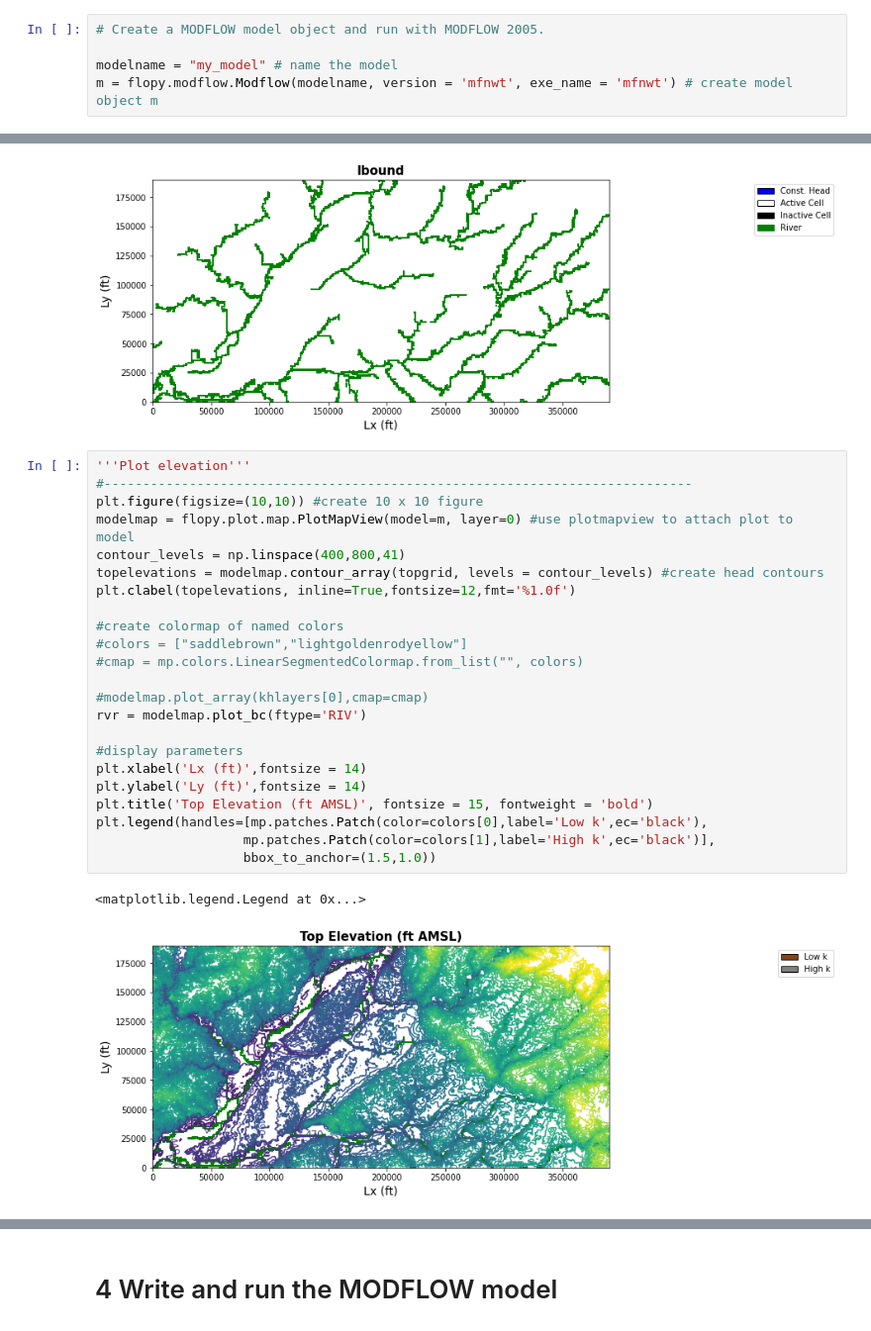
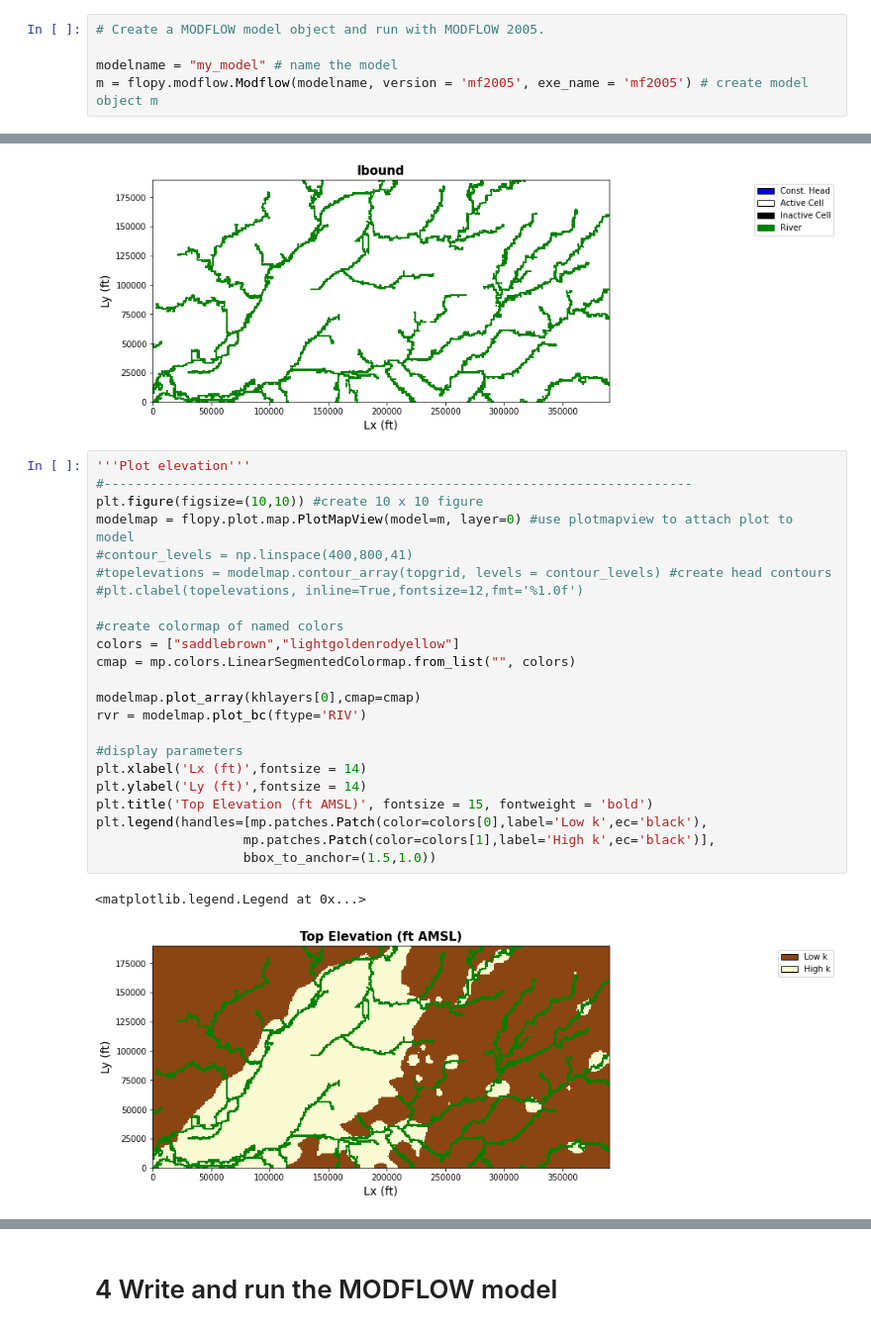
Before and after one commit to dbabrams/MasonCounty, a Jupyter notebook: MasonCountyFloPyModelApril10pcg.ipynb, the cells around one changed output, grey strips where cells are left out. Shown: that part at 99% size. Saved outputs shown, nothing was run; the diff lists cells and outputs as text.

```diff
--- a/MasonCountyFloPyModelApril10pcg.ipynb
+++ b/MasonCountyFloPyModelApril10pcg.ipynb
@@ -293,7 +300,7 @@ botgrids = [lay1bot,lay2bot,lay3bot,lay4bot,lay5bot,lay6bot,lay7bot,lay8bot,lay9
 # Create a MODFLOW model object and run with MODFLOW 2005.
 
 modelname = "my_model" # name the model
-m = flopy.modflow.Modflow(modelname, version = 'mfnwt', exe_name = 'mfnwt') # create model object m
+m = flopy.modflow.Modflow(modelname, version = 'mf2005', exe_name = 'mf2005') # create model object m
 # %% [markdown]
 ### 3C. Append the discretization package to the model object
 # %%
@@ -423,29 +423,29 @@ plt.legend(handles=[mp.patches.Patch(color='blue',label='Const. Head',ec='black'
 # %%
 '''Plot elevation'''
 #----------------------------------------------------------------------------
 plt.figure(figsize=(10,10)) #create 10 x 10 figure
 modelmap = flopy.plot.map.PlotMapView(model=m, layer=0) #use plotmapview to attach plot to model
-contour_levels = np.linspace(400,800,41)
-topelevations = modelmap.contour_array(topgrid, levels = contour_levels) #create head contours
-plt.clabel(topelevations, inline=True,fontsize=12,fmt='%1.0f')
+#contour_levels = np.linspace(400,800,41)
+#topelevations = modelmap.contour_array(topgrid, levels = contour_levels) #create head contours
+#plt.clabel(topelevations, inline=True,fontsize=12,fmt='%1.0f')
 
 #create colormap of named colors
-#colors = ["saddlebrown","lightgoldenrodyellow"]
-#cmap = mp.colors.LinearSegmentedColormap.from_list("", colors)
+colors = ["saddlebrown","lightgoldenrodyellow"]
+cmap = mp.colors.LinearSegmentedColormap.from_list("", colors)
 
-#modelmap.plot_array(khlayers[0],cmap=cmap)
+modelmap.plot_array(khlayers[0],cmap=cmap)
 rvr = modelmap.plot_bc(ftype='RIV')
 
 #display parameters
 plt.xlabel('Lx (ft)',fontsize = 14)
 plt.ylabel('Ly (ft)',fontsize = 14)
 plt.title('Top Elevation (ft AMSL)', fontsize = 15, fontweight = 'bold')
 plt.legend(handles=[mp.patches.Patch(color=colors[0],label='Low k',ec='black'),
                    mp.patches.Patch(color=colors[1],label='High k',ec='black')],
                    bbox_to_anchor=(1.5,1.0))
 # %% [output]
 <matplotlib.legend.Legend at 0x...>
-[figure, old version]
+[figure, new version]
 # %%
 plt.figure(figsize=(10,10)) #create 10 x 10 figure
 modelxsect = flopy.plot.PlotCrossSection(model = m, line={"row":90}) #use plotmapview to attach plot to model
```
Also changed, not shown: parts of 10 cells of this notebook.
